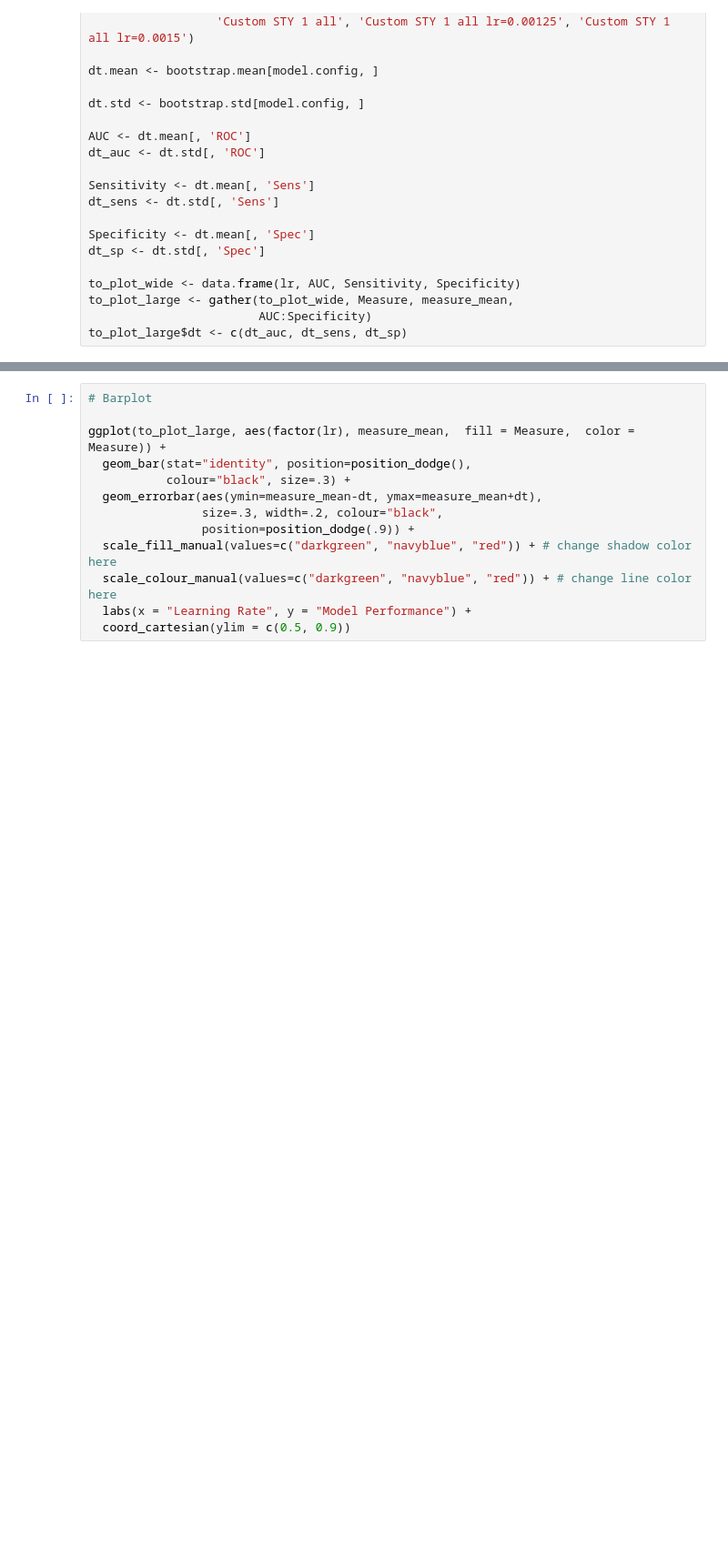
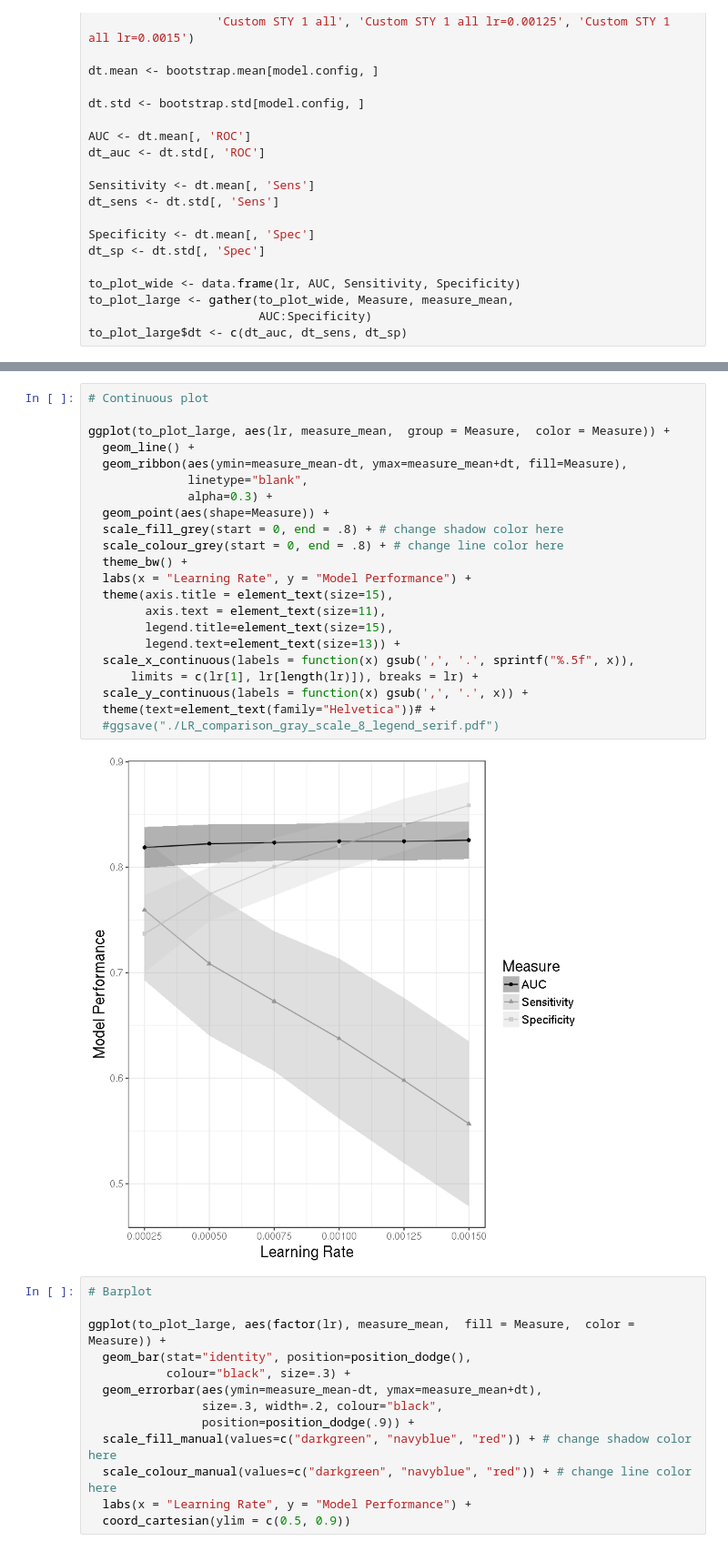
Before and after one commit to guilopgar/MetODeep, a Jupyter notebook: MetODeep/R-DeepMetOx.ipynb, the cells around one changed output, grey strips where cells are left out. Shown at 91% size. Cells and saved outputs as stored; diff of their text form; blank space fills up the shorter version.

Commit message:
Updated grayscale images notebook

```diff
--- a/MetODeep/R-DeepMetOx.ipynb
+++ b/MetODeep/R-DeepMetOx.ipynb
@@ -668,4 +659,28 @@ ggplot(to_plot_large, aes(lr, measure_mean,  group = Measure,  color = Measure))
 [figure]
+# %%
+# Continuous plot
+
+ggplot(to_plot_large, aes(lr, measure_mean,  group = Measure,  color = Measure)) +
+  geom_line() +
+  geom_ribbon(aes(ymin=measure_mean-dt, ymax=measure_mean+dt, fill=Measure),
+              linetype="blank",
+              alpha=0.3) +
+  geom_point(aes(shape=Measure)) +
+  scale_fill_grey(start = 0, end = .8) + # change shadow color here
+  scale_colour_grey(start = 0, end = .8) + # change line color here
+  theme_bw() +
+  labs(x = "Learning Rate", y = "Model Performance") +
+  theme(axis.title = element_text(size=15),
+        axis.text = element_text(size=11),
+        legend.title=element_text(size=15),
+        legend.text=element_text(size=13)) +
+  scale_x_continuous(labels = function(x) gsub(',', '.', sprintf("%.5f", x)),
+      limits = c(lr[1], lr[length(lr)]), breaks = lr) +
+  scale_y_continuous(labels = function(x) gsub(',', '.', x)) +
+  theme(text=element_text(family="Helvetica"))# +
+  #ggsave("./LR_comparison_gray_scale_8_legend_serif.pdf")
+# %% [output]
+[figure, added]
 # %%
 # Barplot
 
```
Also changed, not shown: parts of 2 cells of this notebook, 3 other files.
